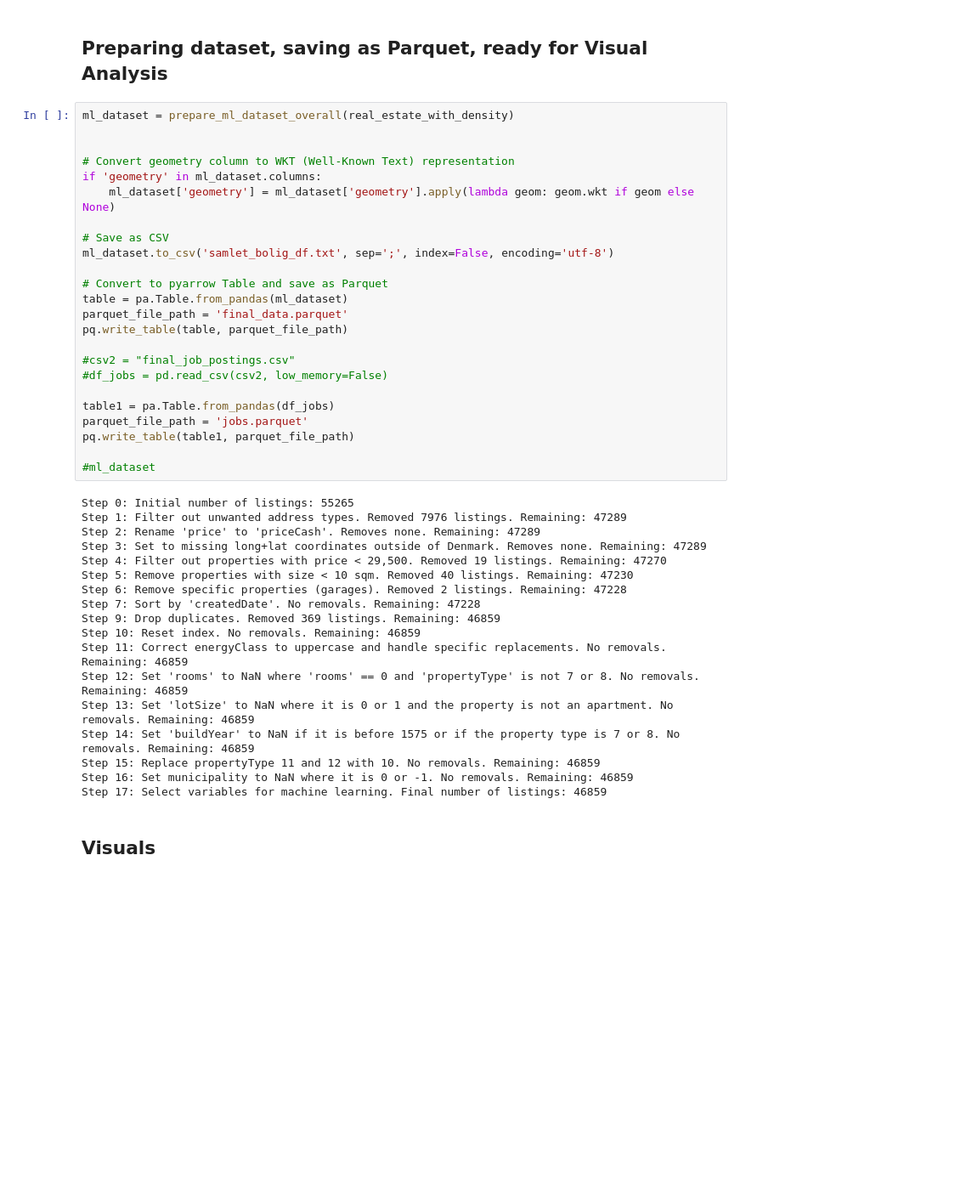
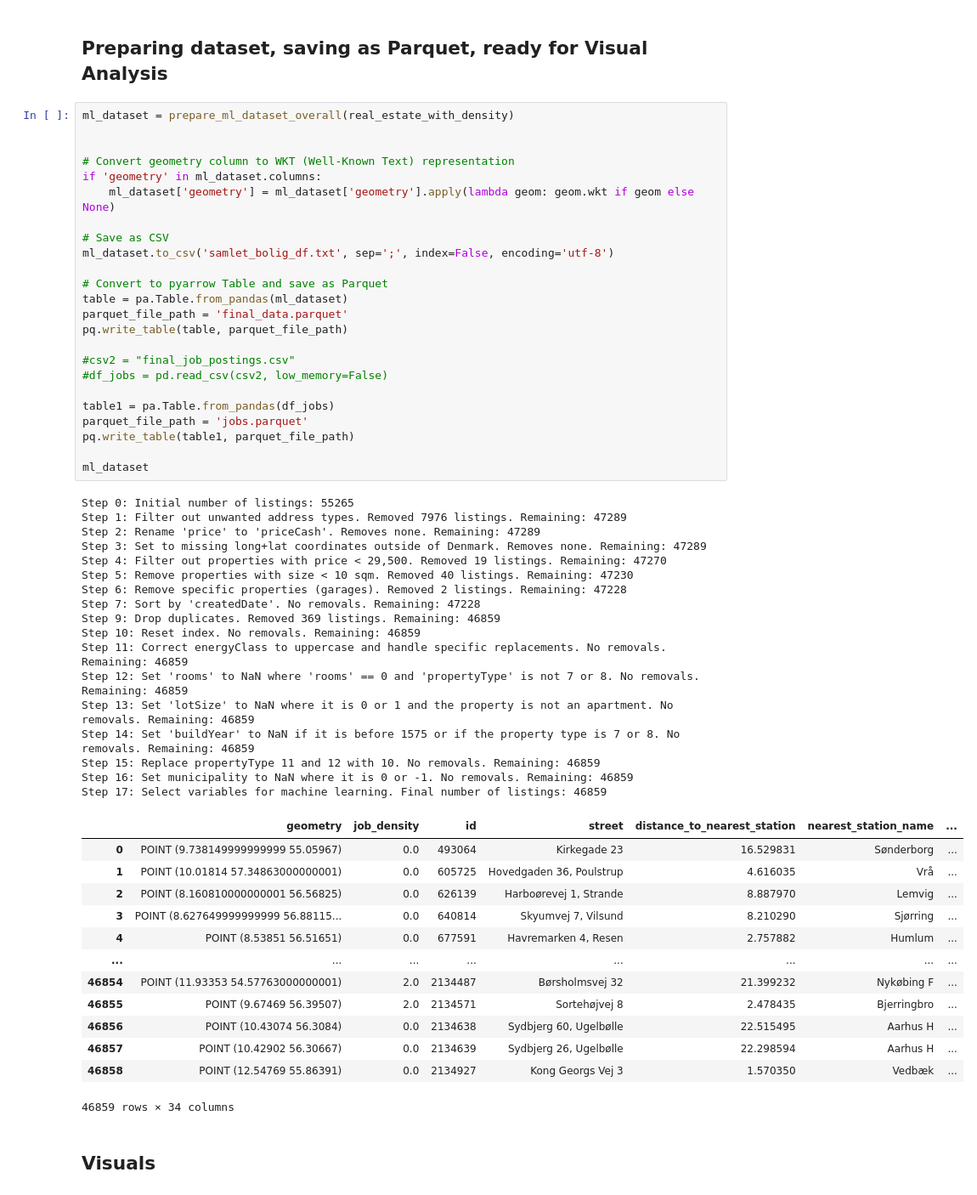
Before and after one commit to Tobias-Thiim/Introduction-to-Social-Data-Science-gruppe_20, a Jupyter notebook: Data/Eksamen_NoteBook_Clean.ipynb, the cells around one changed output. Shown at 85% size. Saved outputs shown, nothing was run; the diff lists cells and outputs as text; blank space fills up the shorter version.

```diff
--- a/Data/Eksamen_NoteBook_Clean.ipynb
+++ b/Data/Eksamen_NoteBook_Clean.ipynb
@@ -145,34 +149,47 @@ ml_dataset.to_csv('samlet_bolig_df.txt', sep=';', index=False, encoding='utf-8')
 # Convert to pyarrow Table and save as Parquet
 table = pa.Table.from_pandas(ml_dataset)
 parquet_file_path = 'final_data.parquet'
 pq.write_table(table, parquet_file_path)
 
 #csv2 = "final_job_postings.csv"
 #df_jobs = pd.read_csv(csv2, low_memory=False)
 
 table1 = pa.Table.from_pandas(df_jobs)
 parquet_file_path = 'jobs.parquet'
 pq.write_table(table1, parquet_file_path)
 
-#ml_dataset
+ml_dataset
 # %% [output]
 Step 0: Initial number of listings: 55265
 Step 1: Filter out unwanted address types. Removed 7976 listings. Remaining: 47289
 Step 2: Rename 'price' to 'priceCash'. Removes none. Remaining: 47289
 Step 3: Set to missing long+lat coordinates outside of Denmark. Removes none. Remaining: 47289
 Step 4: Filter out properties with price < 29,500. Removed 19 listings. Remaining: 47270
 Step 5: Remove properties with size < 10 sqm. Removed 40 listings. Remaining: 47230
 Step 6: Remove specific properties (garages). Removed 2 listings. Remaining: 47228
 Step 7: Sort by 'createdDate'. No removals. Remaining: 47228
 Step 9: Drop duplicates. Removed 369 listings. Remaining: 46859
 Step 10: Reset index. No removals. Remaining: 46859
 Step 11: Correct energyClass to uppercase and handle specific replacements. No removals. Remaining: 46859
 Step 12: Set 'rooms' to NaN where 'rooms' == 0 and 'propertyType' is not 7 or 8. No removals. Remaining: 46859
 Step 13: Set 'lotSize' to NaN where it is 0 or 1 and the property is not an apartment. No removals. Remaining: 46859
 Step 14: Set 'buildYear' to NaN if it is before 1575 or if the property type is 7 or 8. No removals. Remaining: 46859
 Step 15: Replace propertyType 11 and 12 with 10. No removals. Remaining: 46859
 Step 16: Set municipality to NaN where it is 0 or -1. No removals. Remaining: 46859
 Step 17: Select variables for machine learning. Final number of listings: 46859
+|  | geometry | job_density | id | street | distance_to_nearest_station | nearest_station_name | ... |
+| 0 | POINT (9.738149999999999 55.05967) | 0.0 | 493064 | Kirkegade 23 | 16.529831 | Sønderborg | ... |
+| 1 | POINT (10.01814 57.34863000000001) | 0.0 | 605725 | Hovedgaden 36, Poulstrup | 4.616035 | Vrå | ... |
+| 2 | POINT (8.160810000000001 56.56825) | 0.0 | 626139 | Harboørevej 1, Strande | 8.887970 | Lemvig | ... |
+| 3 | POINT (8.627649999999999 56.88115... | 0.0 | 640814 | Skyumvej 7, Vilsund | 8.210290 | Sjørring | ... |
+| 4 | POINT (8.53851 56.51651) | 0.0 | 677591 | Havremarken 4, Resen | 2.757882 | Humlum | ... |
+| ... | ... | ... | ... | ... | ... | ... | ... |
+| 46854 | POINT (11.93353 54.57763000000001) | 2.0 | 2134487 | Børsholmsvej 32 | 21.399232 | Nykøbing F | ... |
+| 46855 | POINT (9.67469 56.39507) | 2.0 | 2134571 | Sortehøjvej 8 | 2.478435 | Bjerringbro | ... |
+| 46856 | POINT (10.43074 56.3084) | 0.0 | 2134638 | Sydbjerg 60, Ugelbølle | 22.515495 | Aarhus H | ... |
+| 46857 | POINT (10.42902 56.30667) | 0.0 | 2134639 | Sydbjerg 26, Ugelbølle | 22.298594 | Aarhus H | ... |
+| 46858 | POINT (12.54769 55.86391) | 0.0 | 2134927 | Kong Georgs Vej 3 | 1.570350 | Vedbæk | ... |
+46859 rows × 34 columns
 # %% [markdown]
 ## Visuals
 # %%
```
Also changed, not shown: parts of 4 cells of this notebook, 1 other file.
